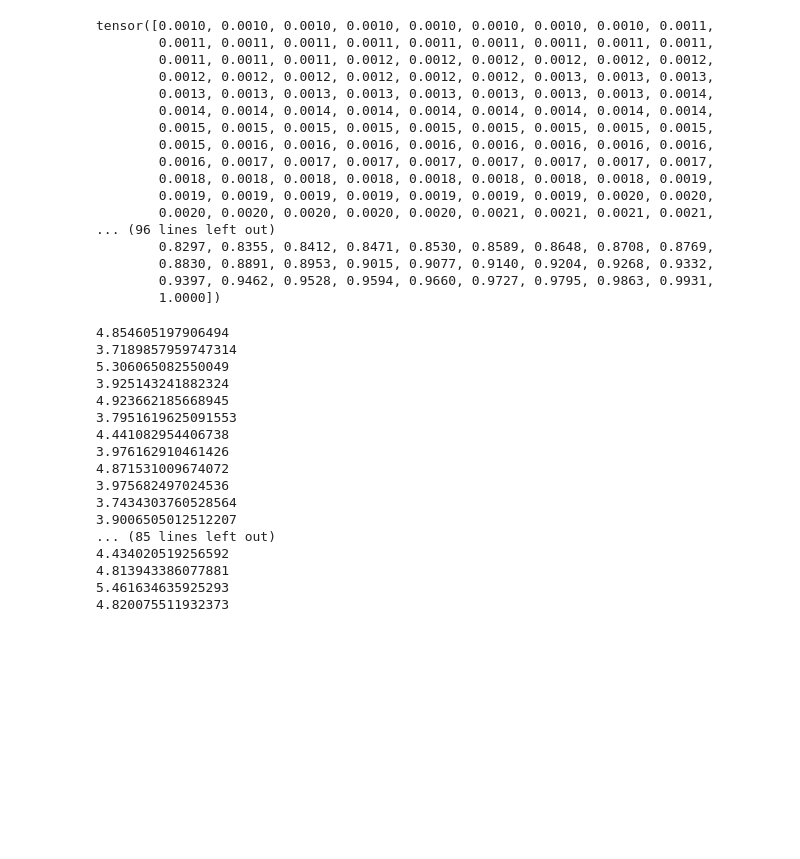
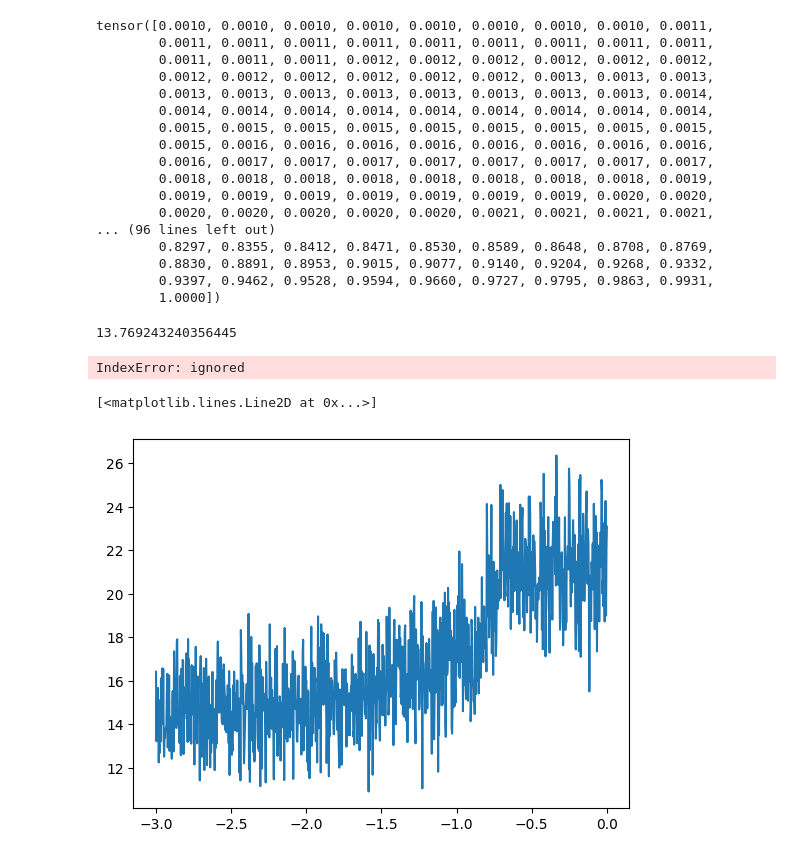
Before and after one commit to Trickshotblaster/ASLClassifier, a Jupyter notebook: MLP.ipynb, the cells around one changed output. Drawn from its saved outputs; the diff is of its cells as text; code cells hidden in the pictures; blank space fills up the shorter version.

```diff
--- a/MLP.ipynb
+++ b/MLP.ipynb
@@ -189,9 +182,10 @@ tensor([0.0010, 0.0010, 0.0010, 0.0010, 0.0010, 0.0010, 0.0010, 0.0010, 0.0011,
         0.9397, 0.9462, 0.9528, 0.9594, 0.9660, 0.9727, 0.9795, 0.9863, 0.9931,
         1.0000])
 # %%
+lri =[]
+lossi = []
 
-
-for x in range(100):
+for x in range(1000):
 
   # minibatch
   ix = torch.randint(0, X.shape[0], (32, ))
@@ -204,35 +198,29 @@ for x in range(100):
   wi2 = wi1ba @ w2
   logits = wi2 + b2
 
-  print(loss.item())
+
 
   for p in parameters:
     p.grad = None
 
   loss = F.cross_entropy(logits, Y[ix])
+  print(loss.item())
   loss.backward()
+  lr = lrs[x]
   for p in parameters:
-    p.data -= lrs[x] * 0.05
+    p.data = -lr * 0.05
 
+  lri.append(lre[x])
+  lossi.append(loss.item())
 print(loss.item())
 # %% [output]
-4.854605197906494
-3.7189857959747314
-5.306065082550049
-3.925143241882324
-4.923662185668945
-3.7951619625091553
-4.441082954406738
-3.976162910461426
-4.871531009674072
-3.975682497024536
-3.7434303760528564
-3.9006505012512207
-... (85 lines left out)
-4.434020519256592
-4.813943386077881
-5.461634635925293
-4.820075511932373
+13.769243240356445
+IndexError: ignored
+# %%
+plt.plot(lri, lossi)
+# %% [output]
+[<matplotlib.lines.Line2D at 0x...>]
+[figure, added]
 # %%
 emb = C[X]
 wi1 = emb.view(-1, 6) @ w1
```
Also changed, not shown: parts of 13 cells of this notebook.
